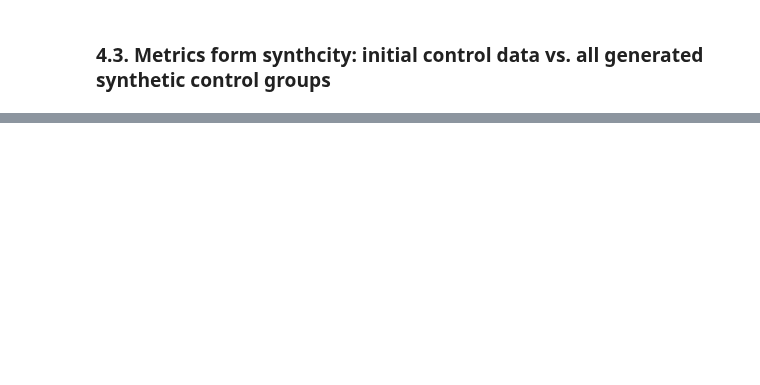
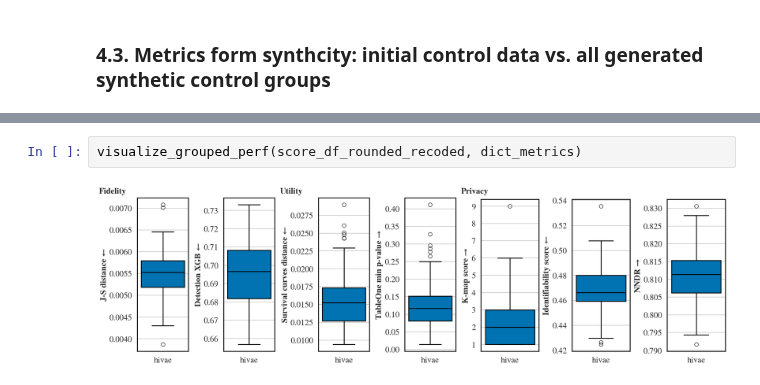
Before and after one commit to aguilloux/survgen-clinical-trials, a Jupyter notebook: tutorials/tutorial_ACTG320_new.ipynb, the cells around one changed output, grey strips where cells are left out. Saved outputs shown, nothing was run; the diff lists cells and outputs as text; blank space fills up the shorter version.

```diff
--- a/tutorials/tutorial_ACTG320_new.ipynb
+++ b/tutorials/tutorial_ACTG320_new.ipynb
@@ -451,0 +536,4 @@ visualization.plot_variable_heatmap(
+# %%
+visualize_grouped_perf(score_df_rounded_recoded, dict_metrics)
+# %% [output]
+[figure, added]
```
Also changed, not shown: parts of 17 cells of this notebook, 1 other file.
